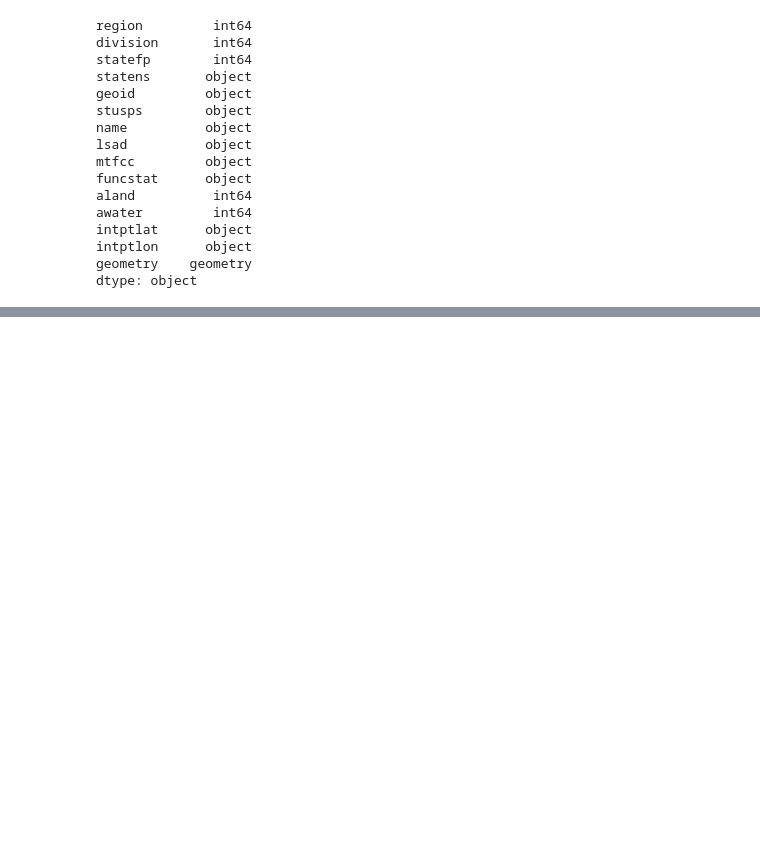
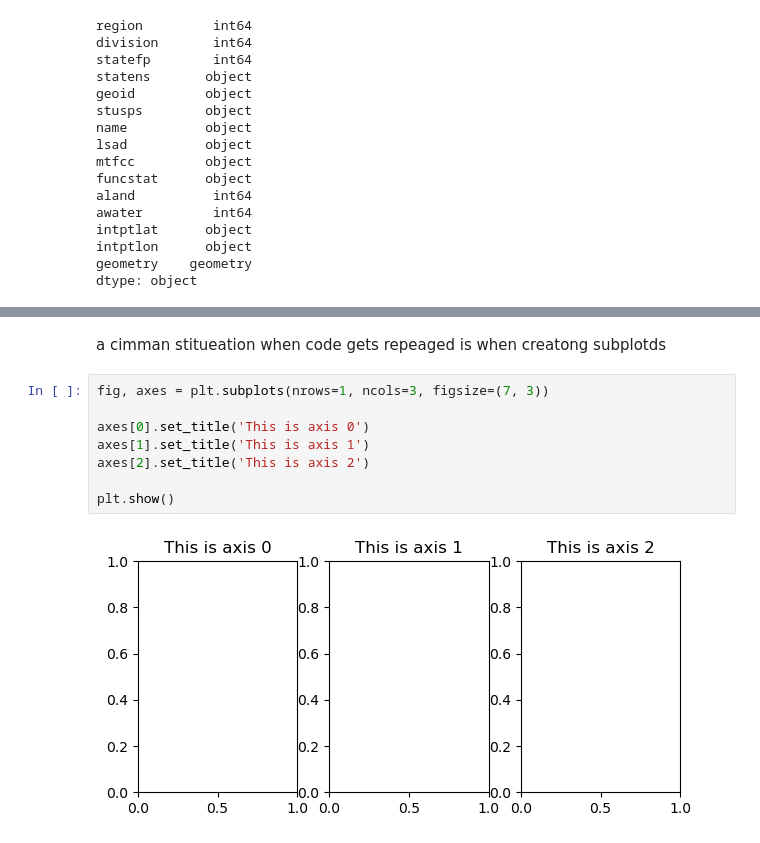
Before and after one commit to austinmartinez12/eds220-2025-in-class, a Jupyter notebook: week5/tuesday.ipynb, the cells around one changed output, grey strips where cells are left out. Drawn from its saved outputs; the diff is of its cells as text; blank space fills up the shorter version.

```diff
--- a/week5/tuesday.ipynb
+++ b/week5/tuesday.ipynb
@@ -185,0 +280,12 @@ dtype: object
+# %% [markdown]
+a cimman stitueation when code gets repeaged is when creatong subplotds
+# %%
+fig, axes = plt.subplots(nrows=1, ncols=3, figsize=(7, 3))
+
+axes[0].set_title('This is axis 0')
+axes[1].set_title('This is axis 1')
+axes[2].set_title('This is axis 2')
+
+plt.show()
+# %% [output]
+[figure, added]
```
Also changed, not shown: parts of 20 cells of this notebook.
